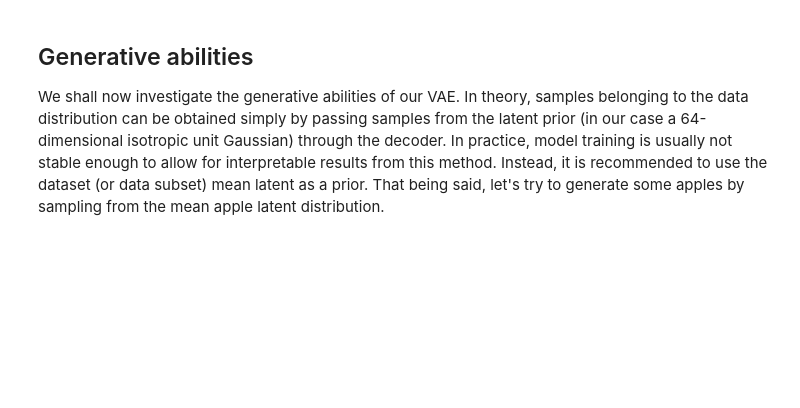
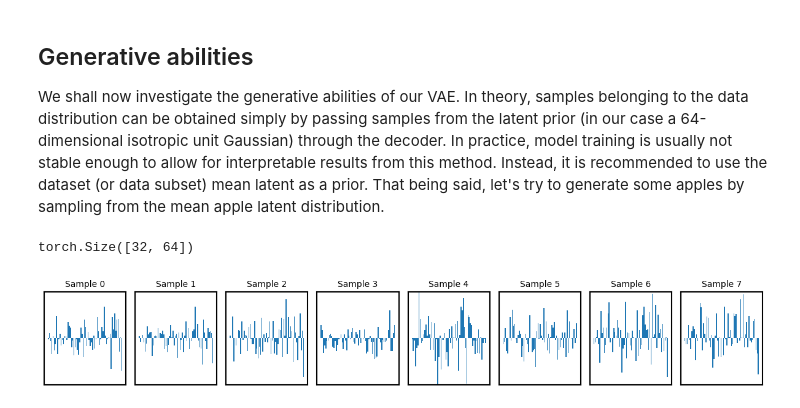
Before and after one commit to frederikdammeier/unipd-cognition-computation, a Jupyter notebook: main.ipynb, the cells around one changed output. Drawn from its saved outputs; the diff is of its cells as text; code cells hidden in the pictures; blank space fills up the shorter version.

```diff
--- a/main.ipynb
+++ b/main.ipynb
@@ -385,11 +650,25 @@ plt.show()
 ## Generative abilities
 We shall now investigate the generative abilities of our VAE. In theory, samples belonging to the data distribution can be obtained simply by passing samples from the latent prior (in our case a 64-dimensional isotropic unit Gaussian) through the decoder. In practice, model training is usually not stable enough to allow for interpretable results from this method. Instead, it is recommended to use the dataset (or data subset) mean latent as a prior. That being said, let's try to generate some apples by sampling from the mean apple latent distribution.
 # %%
-# Create a dataloader for the training set (equivalent for validation/test sets)
-val_dl = ImageDataLoader.create_dataloader(
-    "./data/resized64/versions/8/validation", batch_size=8, shuffle=True, num_workers=4,
+# Well use the train ds to obtain a more representative sample.
+# The first 59 samples are expected to be apples
+train_dl = ImageDataLoader.create_dataloader(
+    "./data/resized64/versions/8/train", batch_size=32, shuffle=False, num_workers=4,
 )
 
 # get one batch from the dataloader
-batch = next(iter(val_dl))
+batch = next(iter(train_dl))
 imgs, targets = batch[0], batch[1]
+
+imgs.to('cpu')
+
+with torch.no_grad():
+    mu, logvar = vae.encoder(imgs)
+
+print(mu.shape)
+# %% [output]
+torch.Size([32, 64])
+# %%
+plot_latent_vectors(mu[:8])
+# %% [output]
+[figure, added]
```
Also changed, not shown: parts of 44 cells of this notebook.
